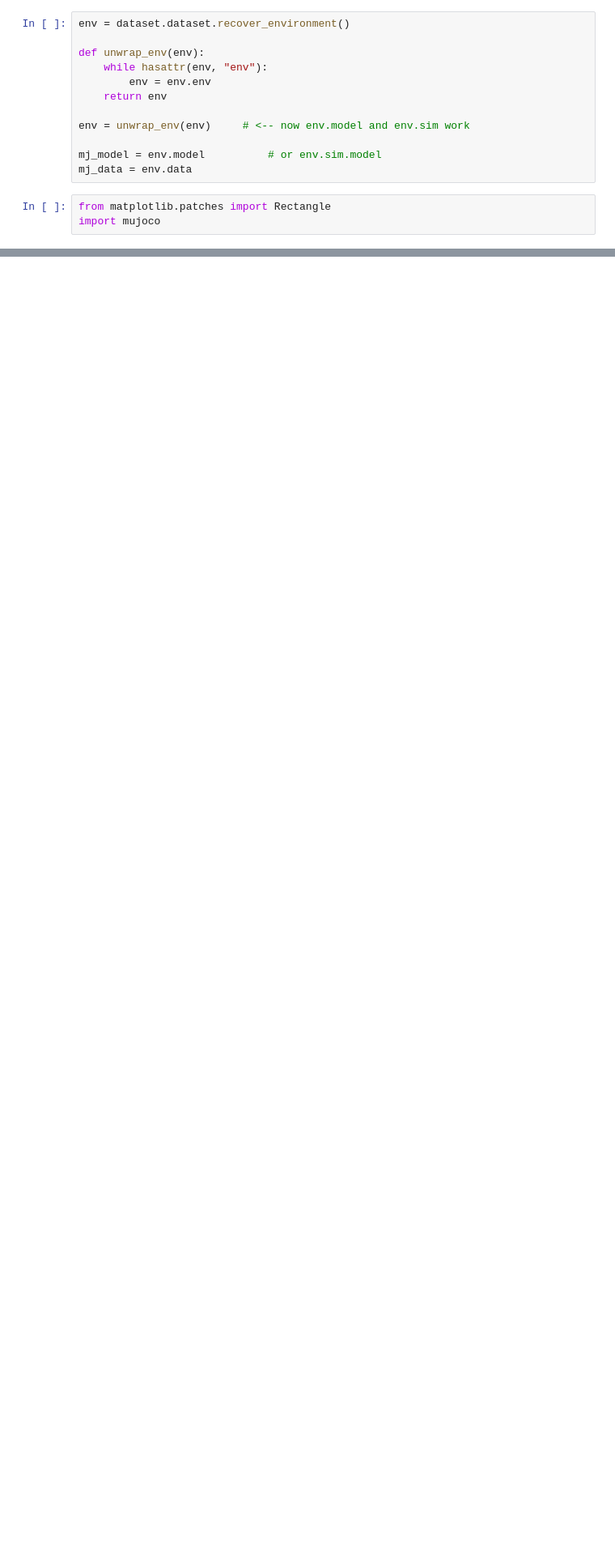
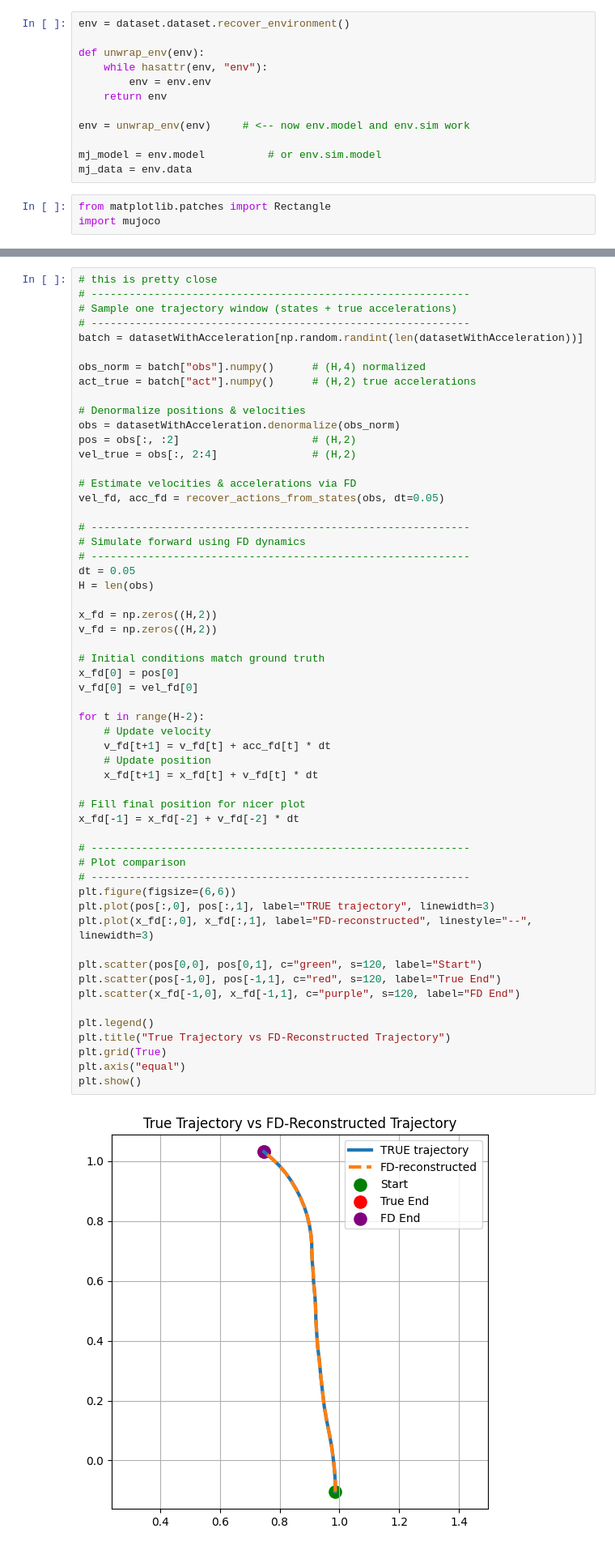
Before and after one commit to logflash/rpmml-project, a Jupyter notebook: rpmml-project/src/rpmml_project/pointmaze/dataset_viz.ipynb, the cells around one changed output, grey strips where cells are left out. Shown: that part at 81% size. Saved outputs shown, nothing was run; the diff lists cells and outputs as text; blank space fills up the shorter version.

```diff
--- a/rpmml-project/src/rpmml_project/pointmaze/dataset_viz.ipynb
+++ b/rpmml-project/src/rpmml_project/pointmaze/dataset_viz.ipynb
@@ -104,0 +208,58 @@ plt.show()
+# %%
+# this is pretty close
+# ------------------------------------------------------------
+# Sample one trajectory window (states + true accelerations)
+# ------------------------------------------------------------
+batch = datasetWithAcceleration[np.random.randint(len(datasetWithAcceleration))]
+
+obs_norm = batch["obs"].numpy()      # (H,4) normalized
+act_true = batch["act"].numpy()      # (H,2) true accelerations
+
+# Denormalize positions & velocities
+obs = datasetWithAcceleration.denormalize(obs_norm)
+pos = obs[:, :2]                     # (H,2)
+vel_true = obs[:, 2:4]               # (H,2)
+
+# Estimate velocities & accelerations via FD
+vel_fd, acc_fd = recover_actions_from_states(obs, dt=0.05)
+
+# ------------------------------------------------------------
+# Simulate forward using FD dynamics
+# ------------------------------------------------------------
+dt = 0.05
+H = len(obs)
+
+x_fd = np.zeros((H,2))
+v_fd = np.zeros((H,2))
+
+# Initial conditions match ground truth
+x_fd[0] = pos[0]
+v_fd[0] = vel_fd[0]
+
+for t in range(H-2):
+    # Update velocity
+    v_fd[t+1] = v_fd[t] + acc_fd[t] * dt
+    # Update position
+    x_fd[t+1] = x_fd[t] + v_fd[t] * dt
+
+# Fill final position for nicer plot
+x_fd[-1] = x_fd[-2] + v_fd[-2] * dt
+
+# ------------------------------------------------------------
+# Plot comparison
+# ------------------------------------------------------------
+plt.figure(figsize=(6,6))
+plt.plot(pos[:,0], pos[:,1], label="TRUE trajectory", linewidth=3)
+plt.plot(x_fd[:,0], x_fd[:,1], label="FD-reconstructed", linestyle="--", linewidth=3)
+
+plt.scatter(pos[0,0], pos[0,1], c="green", s=120, label="Start")
+plt.scatter(pos[-1,0], pos[-1,1], c="red", s=120, label="True End")
+plt.scatter(x_fd[-1,0], x_fd[-1,1], c="purple", s=120, label="FD End")
+
+plt.legend()
+plt.title("True Trajectory vs FD-Reconstructed Trajectory")
+plt.grid(True)
+plt.axis("equal")
+plt.show()
+# %% [output]
+[figure, added]
```
Also changed, not shown: parts of 12 cells of this notebook, 1 other file.
